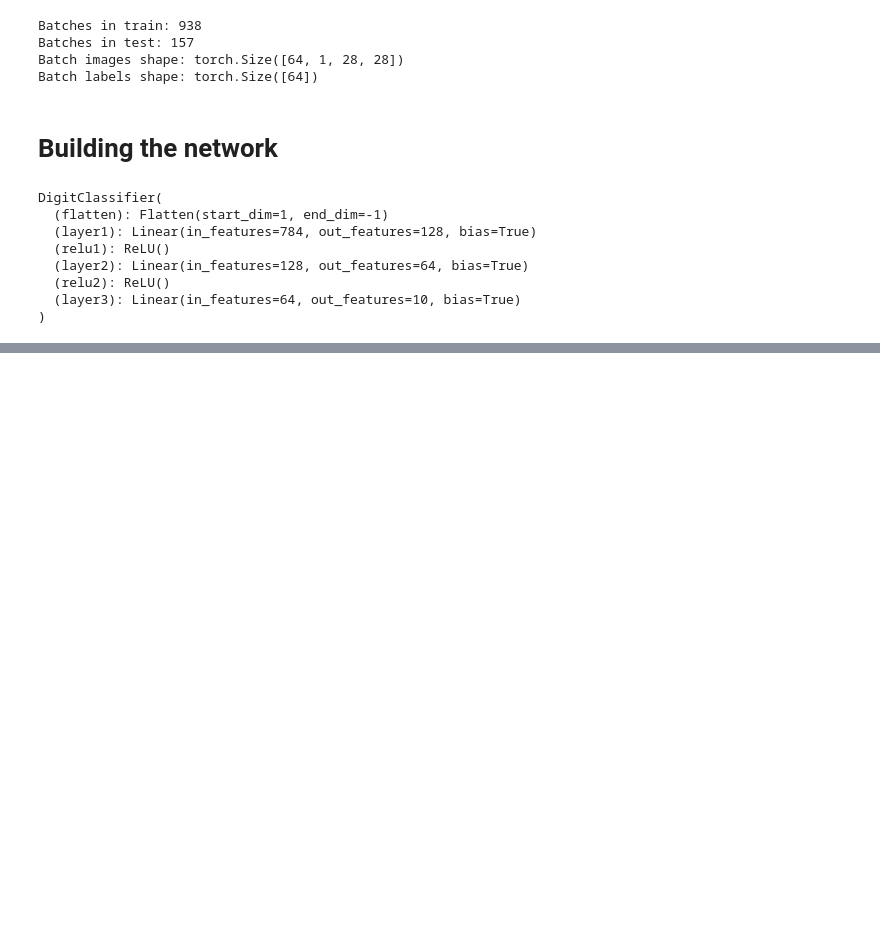
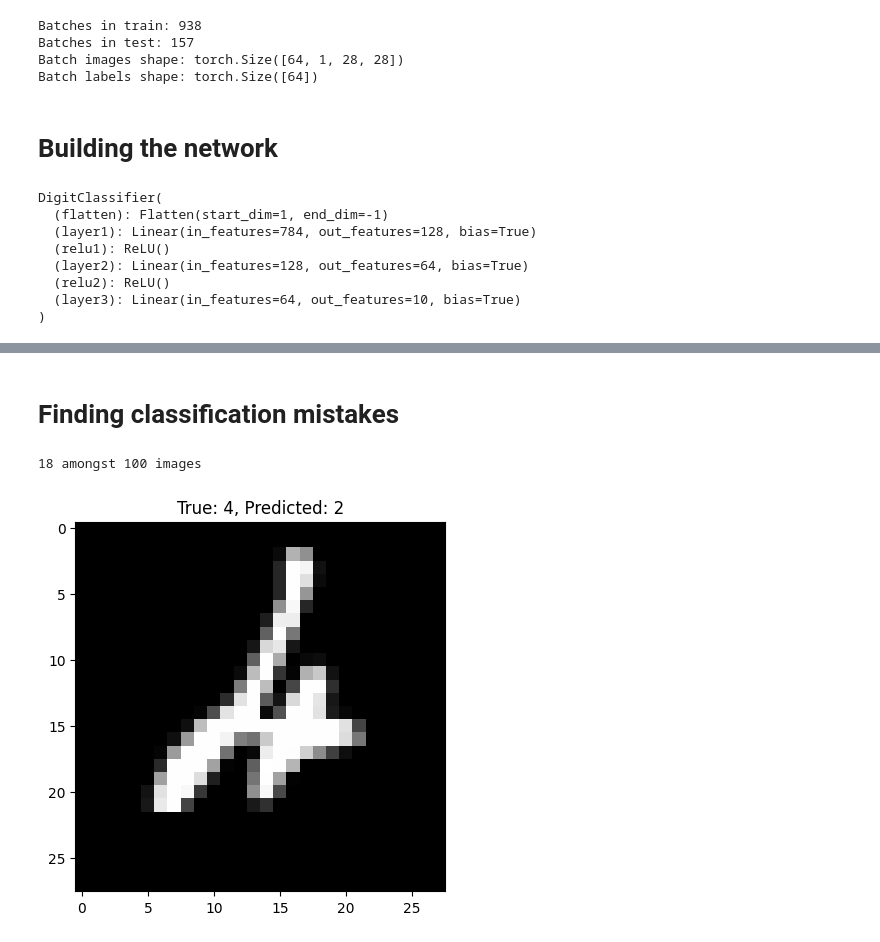
Before and after one commit to Aayam-Rimal/MNISTclassifier, a Jupyter notebook: Digitclassifier.ipynb, the cells around one changed output, grey strips where cells are left out. Cells and saved outputs as stored; diff of their text form; code cells hidden in the pictures; blank space fills up the shorter version.

```diff
--- a/Digitclassifier.ipynb
+++ b/Digitclassifier.ipynb
@@ -80,0 +161,27 @@ DigitClassifier(
+# %% [markdown]
+# Finding classification mistakes
+# %%
+model.eval()
+mistakes=[]
+
+with torch.no_grad():
+    for idx in range(1000):
+
+        image, true_label= test_data[idx]
+        output= model(image.unsqueeze(0))
+
+        _, predicted= torch.max(output, 1)
+
+        if predicted.item() != true_label :
+            mistakes.append((idx,predicted,true_label))
+
+    print(f'{len(mistakes)} amongst 100 images')
+
+idx, predicted, true_label= mistakes[1]
+image, _ = test_data[idx]
+plt.imshow(image.squeeze(), cmap='gray')
+plt.title(f"True: {true_label}, Predicted: {predicted.item()}")
+plt.show()
+# %% [output]
+18 amongst 100 images
+[figure, added]
```
Also changed, not shown: parts of 6 cells of this notebook.
